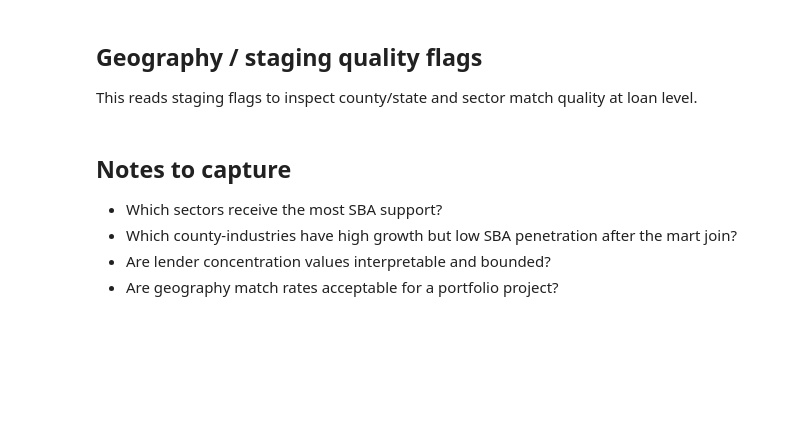
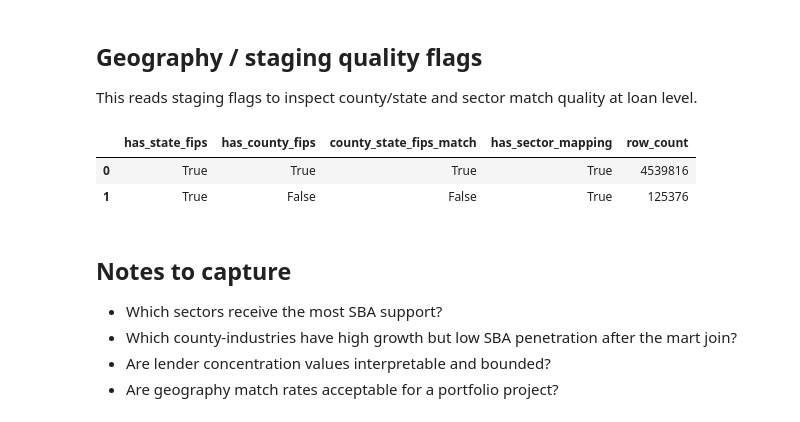
Before and after one commit to thomashjs/smb-market-intelligence, a Jupyter notebook: notebooks/02_eda_sba_lending.ipynb, the cells around one changed output. Cells and saved outputs as stored; diff of their text form; code cells hidden in the pictures; blank space fills up the shorter version.

```diff
--- a/notebooks/02_eda_sba_lending.ipynb
+++ b/notebooks/02_eda_sba_lending.ipynb
@@ -244,23 +271,27 @@ This reads staging flags to inspect county/state and sector match quality at loa
 # %%
 
 stg_quality = read_sql("""
 SELECT
     has_state_fips,
     has_county_fips,
     county_state_fips_match,
     has_sector_mapping,
-    COUNT(*) AS rows
+    COUNT(*) AS row_count
 FROM STG.STG_SBA_7A_LOANS
 GROUP BY
     has_state_fips,
     has_county_fips,
     county_state_fips_match,
     has_sector_mapping
-ORDER BY rows DESC
+ORDER BY row_count DESC
 """)
 
 stg_quality.columns = stg_quality.columns.str.lower()
 display(stg_quality)
+# %% [output]
+|  | has_state_fips | has_county_fips | county_state_fips_match | has_sector_mapping | row_count |
+| 0 | True | True | True | True | 4539816 |
+| 1 | True | False | False | True | 125376 |
 # %% [markdown]
 ## Notes to capture
 
```
Also changed, not shown: parts of 10 cells of this notebook, 13 other files.
